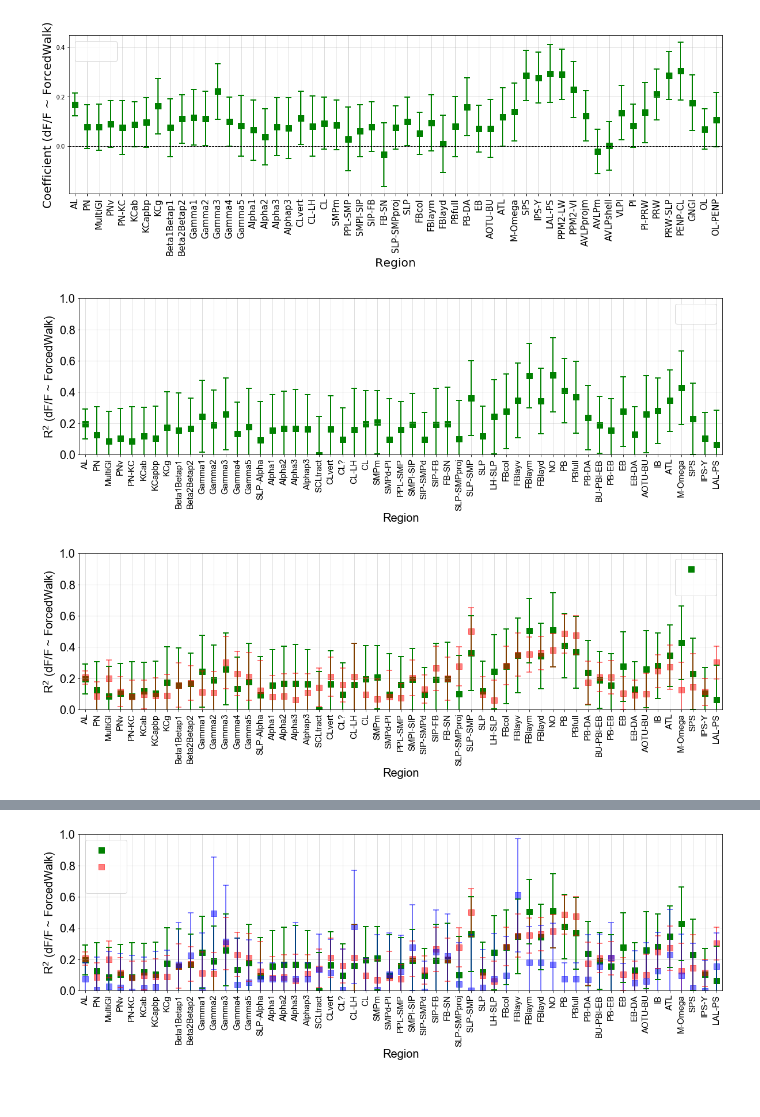
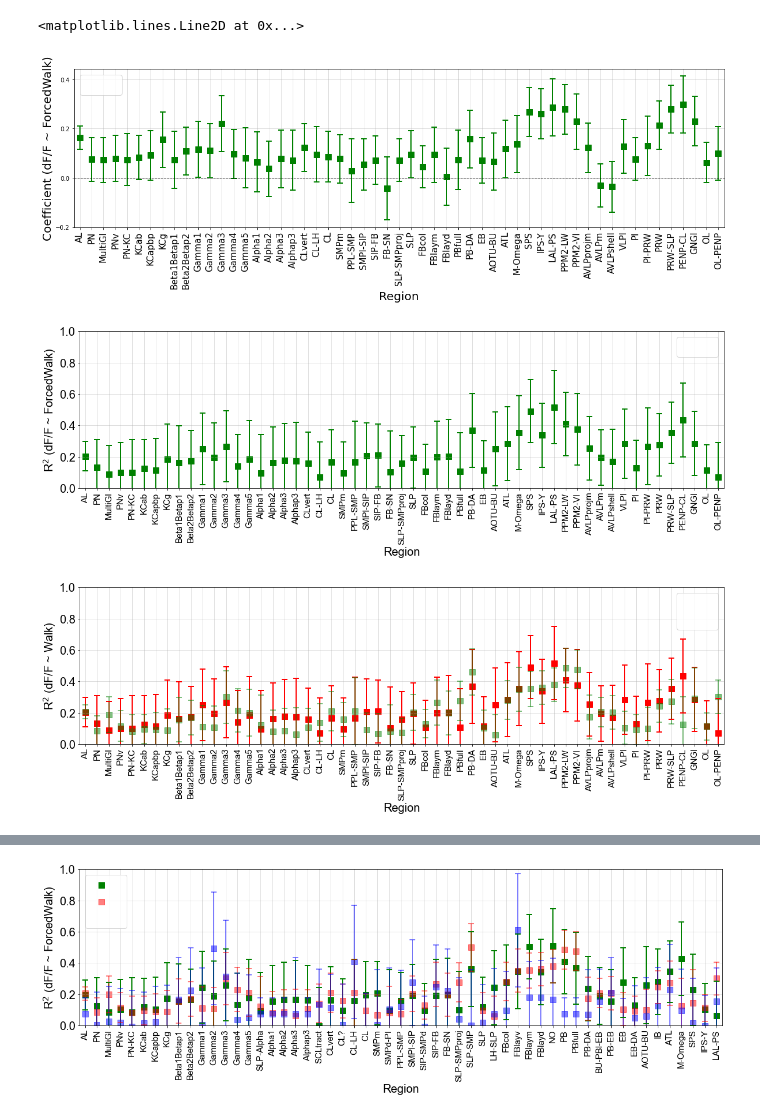
Before and after one commit to sophie63/Aimon2022, a Jupyter notebook: Figure7Plot_Stats.ipynb, the cells around one changed output, grey strips where cells are left out. Saved outputs shown, nothing was run; the diff lists cells and outputs as text; code cells hidden in the pictures.

```diff
--- a/Figure7Plot_Stats.ipynb
+++ b/Figure7Plot_Stats.ipynb
@@ -41,6 +39,7 @@ Compdf=Compdf.query('CompID!=""')
 #Regionsdf=Regionsdf.query('GAL4=="Nsyb" or GAL4=="GMR57C10"')
 Compdf=Compdf.query('GAL4=="Nsyb" or GAL4=="GMR57C10" or GAL4=="TH" or GAL4=="Trh" or GAL4=="TDC"')
 Compdf=Compdf.groupby('CompID').filter(lambda x : len(x)>3)
-# %%
-CompOrder=pd.read_csv('Z:\GrunwaldKadow_group\Sophie\WalkProject\AllCompIDOrderedVF.txt',header=None,keep_default_na=False)
-Compdf=Compdf[Compdf.CompID.isin(list(CompOrder[0]))]
+# %%
+#CompOrder=pd.read_csv('Z:\GrunwaldKadow_group\Sophie\WalkProject\AllCompIDOrderedVF.txt',header=None,keep_default_na=False)
+CompOrder=['AL','PN','MultiGl','PNv','PN-KC','KCab','KCapbp','KCg','Beta1Betap1','Beta2Betap2','Gamma1','Gamma2','Gamma3','Gamma4','Gamma5','SLP-alpha','Alpha1','Alpha2','Alpha3','Alphap3','SCLtract','CLvert','CL?','CL-LH','CL','SMPm','SMPd-PI','PPL-SMP','SMPl-SIP','SIP-SMPd','SIP-FB','FB-SN','SLP-SMPproj','SLP-SMP','SLP','LH-SLP','FBcol','FBlayv','FBlaym','FBlayd','NO','PB','PBfull','PB-DA','BU-PBl-EB','PB-EB','EB','EB-DA','AOTU-BU','IB','ATL','M-Omega','SPS','IPS-Y','LAL-PS','PPM2-LW','PPM2-VI','AVLPprojm','AVLPm','AVLPshell','VLPl','PI','PI-PRW','PRW','PRW-SLP','PENP-CL','GNGl','OL','OL-PENP']
+Compdf=Compdf[Compdf.CompID.isin(CompOrder)]
@@ -47,5 +54,5 @@ Compdf=Compdf[Compdf.CompID.isin(list(CompOrder[0]))]
 # %%
-NewCompOrderList=[a for a in list(CompOrder[0]) if a in list(Compdf[Compdf['R2ForcedWalk']>0].groupby('CompID').filter(lambda x : len(x)>3).CompID.unique())]
+NewCompOrderList=[a for a in CompOrder if a in list(Compdf[Compdf['R2ForcedWalk']>0].groupby('CompID').filter(lambda x : len(x)>3).CompID.unique())]
 L= np.argsort(NewCompOrderList)
 
 L2=np.argsort(L)
@@ -96,11 +123,12 @@ _ = ax.set_xticklabels(NewCompOrderList,
                       rotation=90, fontsize=15)
 ax.grid(True,alpha=0.5)
 ax.axhline(y=0, linestyle='--', color='black', linewidth=1)
-plt.savefig('Z:\GrunwaldKadow_group\Sophie\WalkProject\Figures\Figure7\CoefForcedWalkwithCompIDReg.svg')
+#plt.savefig('Z:\GrunwaldKadow_group\Sophie\WalkProject\Figures\Figure7\CoefForcedWalkwithCompIDReg.svg')
 #ax.set_xticks([])
 #ax.set_yticks([])
 # %% [output]
+<matplotlib.lines.Line2D at 0x...>
-[figure, old version]
+[figure, new version]
 # %%
 lin_reg = smf.ols(formula="R2ForcedWalk ~ CompID+UAS", data=Compdf[Compdf['R2ForcedWalk']>0]).fit()
 fig, ax = plt.subplots(figsize=(20, 5))
@@ -138,17 +166,17 @@ ax.scatter(x=pd.np.arange(coef_df.shape[0]),
           marker='s', s=120,transform=trans+offset(0),
           y=coef_df['coef'], color='g',label="Mixed model for fly ID")
 plt.grid(b=None)
-_ = ax.set_xticklabels(list(CompOrder[0]),
+_ = ax.set_xticklabels(NewCompOrderList,
                       rotation=90, fontsize=15)
 ax.grid(True,alpha=0.5)
 ax.axhline(y=0, linestyle='--', color='black', linewidth=1)
 plt.ylim([0,1])
 ax.grid(True,alpha=0.5)
-plt.savefig('Z:\GrunwaldKadow_group\Sophie\WalkProject\Figures\Figure7\R2WalkwithCompIDReg.svg')
+#plt.savefig('Z:\GrunwaldKadow_group\Sophie\WalkProject\Figures\Figure7\R2WalkwithCompIDReg.svg')
 #ax.set_xticks([])
 #ax.set_yticks([])
 # %% [output]
-[figure, old version]
+[figure, new version]
 # %%
 fig, ax = plt.subplots(figsize=(20, 5))
 plt.rcParams["font.family"] = "Arial"
@@ -174,15 +202,15 @@ coef_df = pd.DataFrame({'coef': coef_series,
 coef_df.plot(x='varname', y='coef', kind='bar',
             ax=ax, color='none', alpha=0,
             yerr='err',
-            error_kw=dict(ecolor='g', lw=2, capsize=5, capthick=2,transform=trans+offset(0)),
+            error_kw=dict(ecolor='r', lw=2, capsize=5, capthick=2,transform=trans+offset(0)),
             label='')
 
 plt.xlabel('Region',fontsize=20)
-plt.ylabel('R$^2$ (dF/F ~ ForcedWalk)',fontsize=20)
+plt.ylabel('R$^2$ (dF/F ~ Walk)',fontsize=20)
 
 ax.scatter(x=pd.np.arange(coef_df.shape[0]),
           marker='s', s=120,transform=trans+offset(0),
-          y=coef_df['coef'], color='g',label="Mixed model for fly ID")
+          y=coef_df['coef'], color='r',label="Mixed model for fly ID")
 
 
 lin_reg = smf.ols(formula="R2Walk ~ CompID+UAS", data=Compdf).fit()
@@ -196,35 +224,35 @@ coef_series=coef_series+lin_reg.params.values[0]
 coef_series[0]=lin_reg.params.values[0]
 
 coef_df = pd.DataFrame({'coef': coef_series,
                          'err': np.array(err_seriesgsum)[L2.astype(int)],
                         #'err': np.array(err_seriesgsum)[L2],
                         'varname': err_series.index.values[L2]
                        })
 
 coef_df.plot(x='varname', y='coef', kind='bar',
             ax=ax, color='none', alpha=0,
             yerr='err',
-            error_kw=dict(ecolor='r', lw=2, capsize=5, capthick=2,transform=trans+offset(0),alpha=0.5),
+            error_kw=dict(ecolor='g', lw=2, capsize=5, capthick=2,transform=trans+offset(0),alpha=0.5),
             label='')
 
 plt.xlabel('Region',fontsize=20)
 #plt.ylabel('R$^2$ (dF/F ~ ForcedWalk)',fontsize=20)
 
 ax.scatter(x=pd.np.arange(coef_df.shape[0]),
           marker='s', s=120,transform=trans+offset(0),
-          y=coef_df['coef'], color='r',alpha=0.5,label="Mixed model for fly ID")
+          y=coef_df['coef'], color='g',alpha=0.5,label="Mixed model for fly ID")
 
 
 
 plt.grid(b=None)
-_ = ax.set_xticklabels(list(CompOrder[0]),
+_ = ax.set_xticklabels(NewCompOrderList,
                       rotation=90, fontsize=15)
 ax.grid(True,alpha=0.5)
 ax.axhline(y=0, linestyle='--', color='black', linewidth=1)
 plt.ylim([0,1])
 ax.grid(True,alpha=0.5)
-plt.savefig('Z:\GrunwaldKadow_group\Sophie\WalkProject\Figures\Figure7\Fig7R2ForcedgSpontrWalkwithCompIDReg.svg')
+plt.savefig('C:\\Users\\Soso\\Desktop\\Fig7f.svg')
 #ax.set_xticks([])
 #ax.set_yticks([])
 # %% [output]
-[figure, old version]
+[figure, new version]
```
Also changed, not shown: parts of 6 cells of this notebook, 41 other files.
